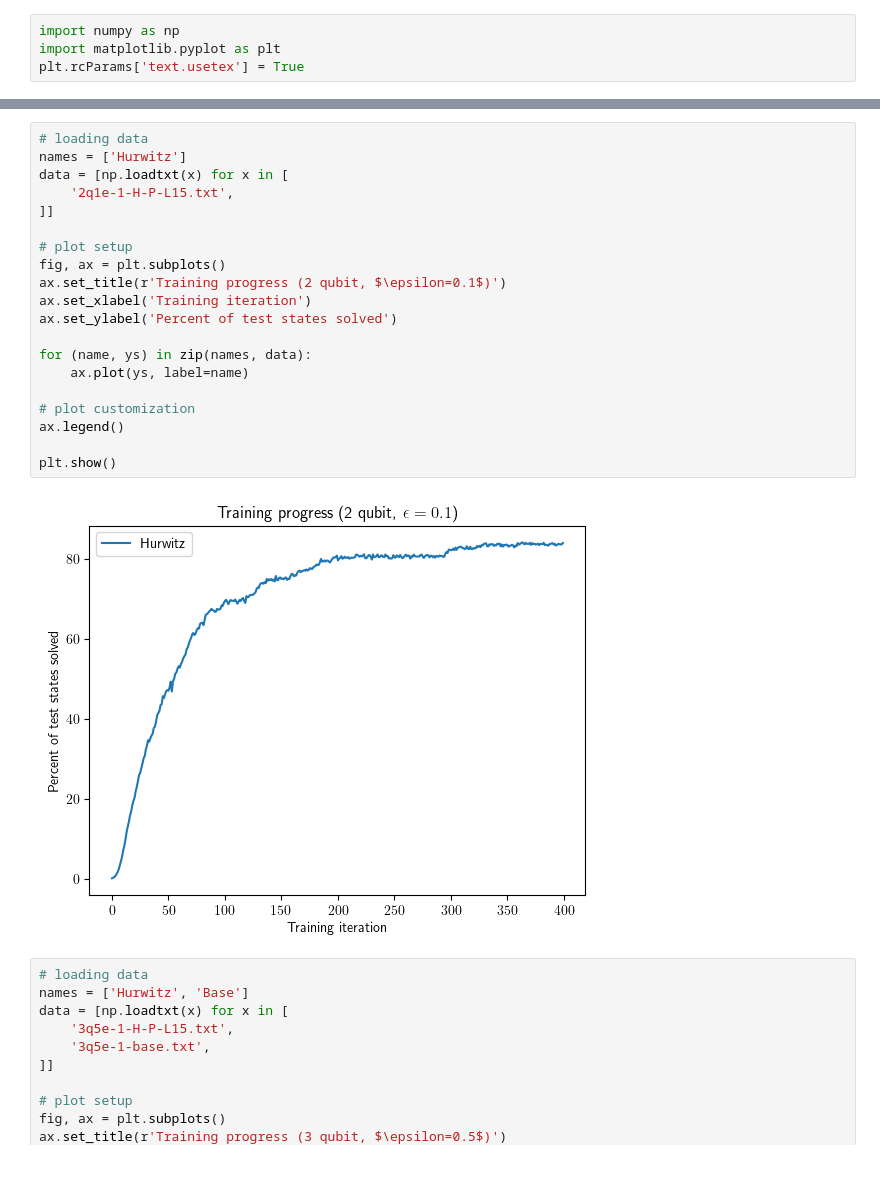
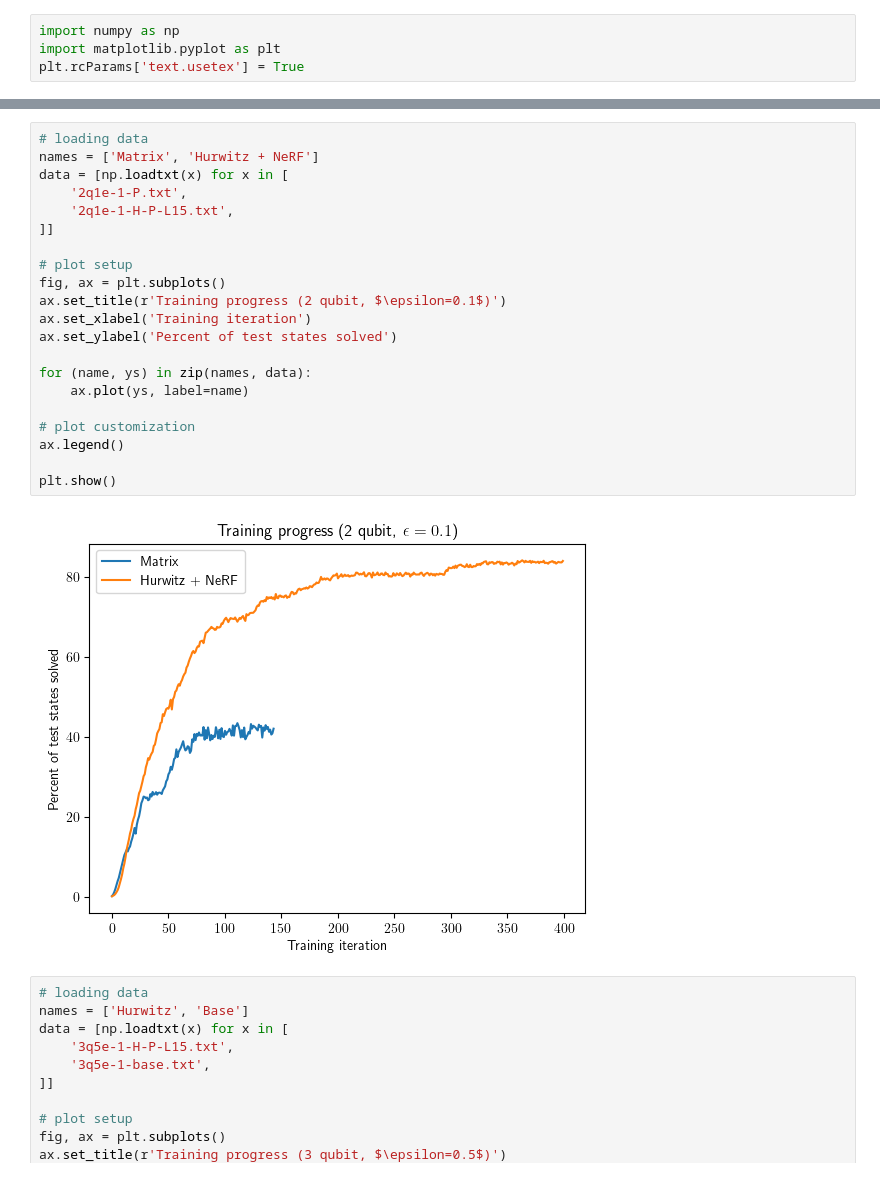
Before and after one commit to ian-turner/DeepQubit, a Jupyter notebook: data/training/training-graphics.ipynb, the cells around one changed output, grey strips where cells are left out. Drawn from its saved outputs; the diff is of its cells as text.

Commit message:
updating graphics notebook

```diff
--- a/data/training/training-graphics.ipynb
+++ b/data/training/training-graphics.ipynb
@@ -29,26 +30,27 @@ plt.savefig('training1q.png')
 [figure]
 # %%
 # loading data
-names = ['Hurwitz']
+names = ['Matrix', 'Hurwitz + NeRF']
 data = [np.loadtxt(x) for x in [
+    '2q1e-1-P.txt',
     '2q1e-1-H-P-L15.txt',
 ]]
 
 # plot setup
 fig, ax = plt.subplots()
 ax.set_title(r'Training progress (2 qubit, $\epsilon=0.1$)')
 ax.set_xlabel('Training iteration')
 ax.set_ylabel('Percent of test states solved')
 
 for (name, ys) in zip(names, data):
     ax.plot(ys, label=name)
 
 # plot customization
 ax.legend()
 
 plt.show()
 # %% [output]
-[figure, old version]
+[figure, new version]
 # %%
 # loading data
 names = ['Hurwitz', 'Base']
```
Also changed, not shown: parts of 1 cell of this notebook.
